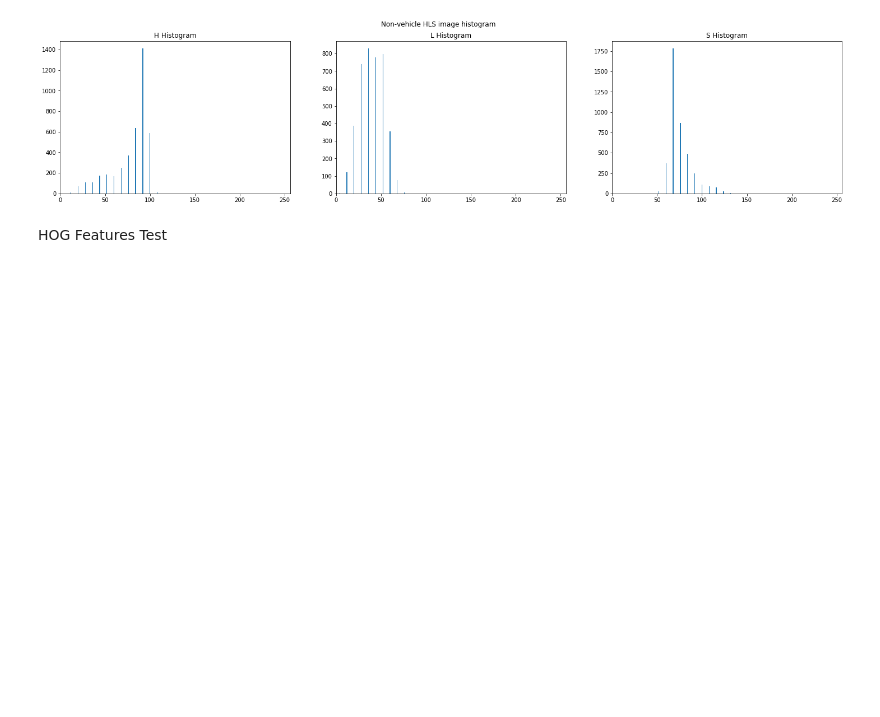
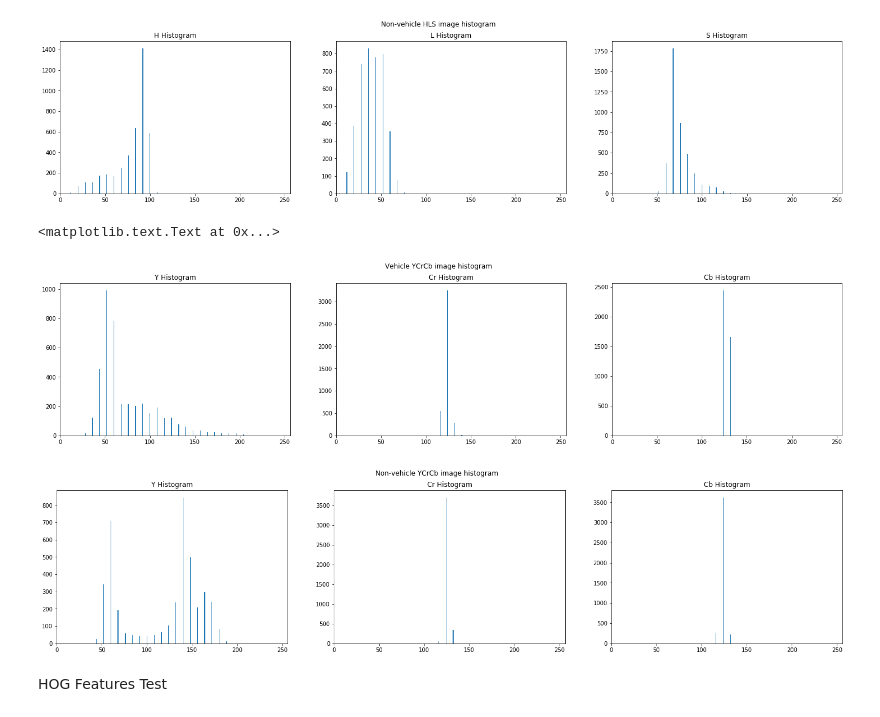
Before and after one commit to vinaykumarhs2020/CarND-Vehicle-Detection, a Jupyter notebook: coding/Preproceessing.ipynb, the cells around one changed output. Drawn from its saved outputs; the diff is of its cells as text; code cells hidden in the pictures; blank space fills up the shorter version.

```diff
--- a/coding/Preproceessing.ipynb
+++ b/coding/Preproceessing.ipynb
@@ -184,6 +184,54 @@ plt.title('S Histogram')
 <matplotlib.text.Text at 0x...>
 [figure]
 [figure]
+# %%
+v_image=cv2.cvtColor(cv2.imread(vehicle_images[0]),cv2.COLOR_BGR2YCrCb)
+v_rhist = np.histogram(v_image[:,:,0], bins=32, range=(0, 256))
+v_ghist = np.histogram(v_image[:,:,1], bins=32, range=(0, 256))
+v_bhist = np.histogram(v_image[:,:,2], bins=32, range=(0, 256))
+
+bin_edges = v_rhist[1]
+bin_centers = (bin_edges[1:]  + bin_edges[0:len(bin_edges)-1])/2
+
+# Plot a figure with all three bar charts
+fig = plt.figure(figsize=(25,5))
+fig.suptitle('Vehicle YCrCb image histogram')
+plt.subplot(131)
+plt.bar(bin_centers, v_rhist[0])
+plt.xlim(0, 256)
+plt.title('Y Histogram')
+plt.subplot(132)
+plt.bar(bin_centers, v_ghist[0])
+plt.xlim(0, 256)
+plt.title('Cr Histogram')
+plt.subplot(133)
+plt.bar(bin_centers, v_bhist[0])
+plt.xlim(0, 256)
+plt.title('Cb Histogram')
+
+nv_image=cv2.cvtColor(cv2.imread(non_vehicle_images[90]),cv2.COLOR_BGR2YCrCb)
+nv_rhist = np.histogram(nv_image[:,:,0], bins=32, range=(0, 256))
+nv_ghist = np.histogram(nv_image[:,:,1], bins=32, range=(0, 256))
+nv_bhist = np.histogram(nv_image[:,:,2], bins=32, range=(0, 256))
+# Plot a figure with all three bar charts
+fig = plt.figure(figsize=(25,5))
+fig.suptitle('Non-vehicle YCrCb image histogram')
+plt.subplot(131)
+plt.bar(bin_centers, nv_rhist[0])
+plt.xlim(0, 256)
+plt.title('Y Histogram')
+plt.subplot(132)
+plt.bar(bin_centers, nv_ghist[0])
+plt.xlim(0, 256)
+plt.title('Cr Histogram')
+plt.subplot(133)
+plt.bar(bin_centers, nv_bhist[0])
+plt.xlim(0, 256)
+plt.title('Cb Histogram')
+# %% [output]
+<matplotlib.text.Text at 0x...>
+[figure, added]
+[figure, added]
 # %% [markdown]
 HOG Features Test
 # %%
```
Also changed, not shown: parts of 8 cells of this notebook, 4 other files.
